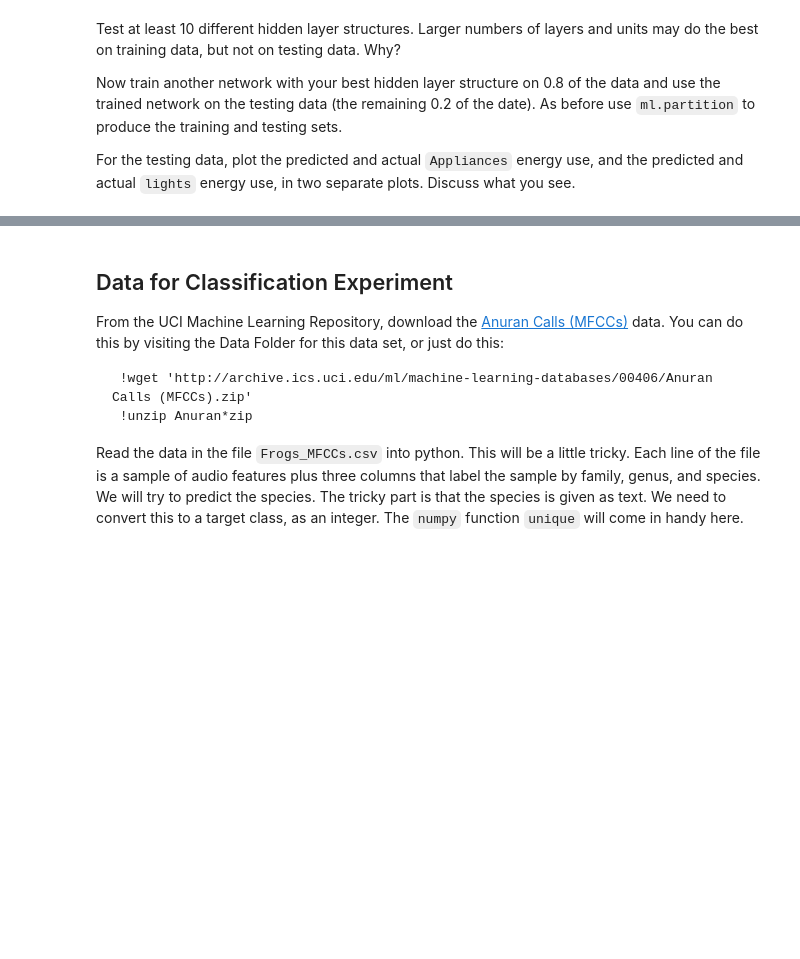
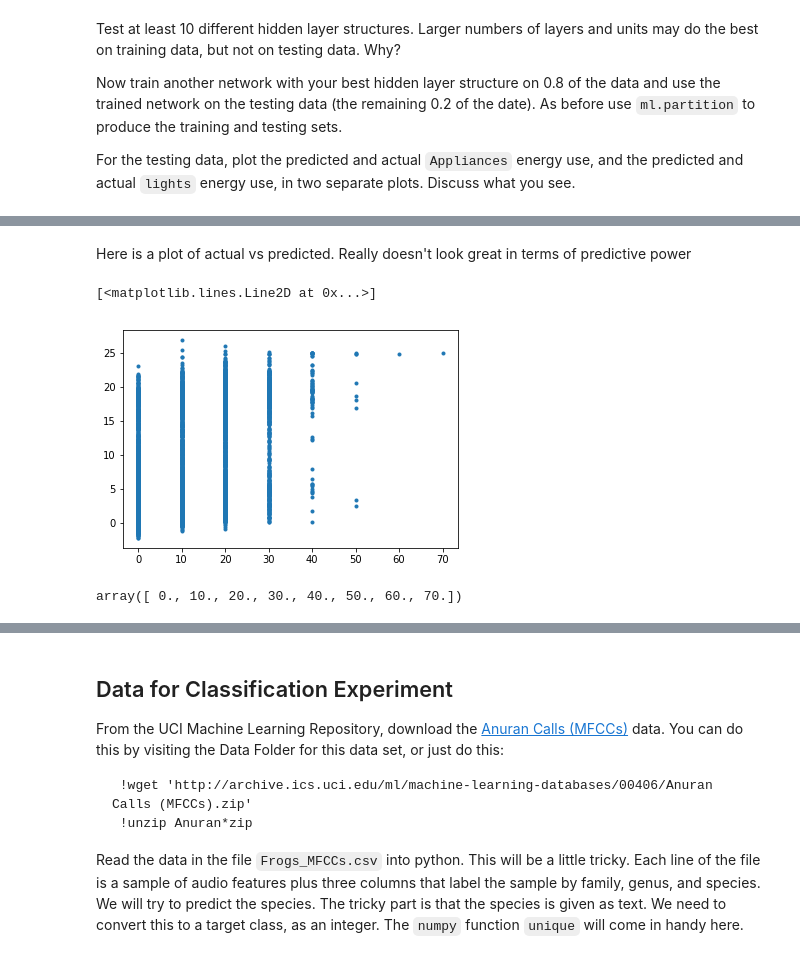
Before and after one commit to benhunterco/cs440, a Jupyter notebook: Newell-A5.ipynb, the cells around one changed output, grey strips where cells are left out. Cells and saved outputs as stored; diff of their text form; code cells hidden in the pictures; blank space fills up the shorter version.

```diff
--- a/Newell-A5.ipynb
+++ b/Newell-A5.ipynb
@@ -446,0 +497,11 @@ For the testing data, plot the predicted and actual `Appliances` energy use, and
+# %% [markdown]
+Here is a plot of actual vs predicted. Really doesn't look great in terms of predictive power
+# %%
+plt.plot(Tenergy[:,1], Ypredicted[:,1], ".")
+# %% [output]
+[<matplotlib.lines.Line2D at 0x...>]
+[figure, added]
+# %%
+np.unique(Tenergy[:,1])
+# %% [output]
+array([ 0., 10., 20., 30., 40., 50., 60., 70.])
```
Also changed, not shown: parts of 36 cells of this notebook, 6 other files.
